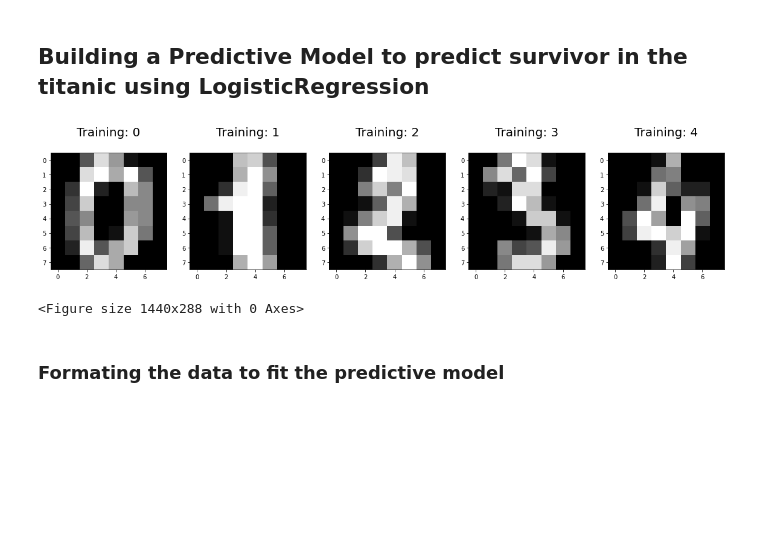
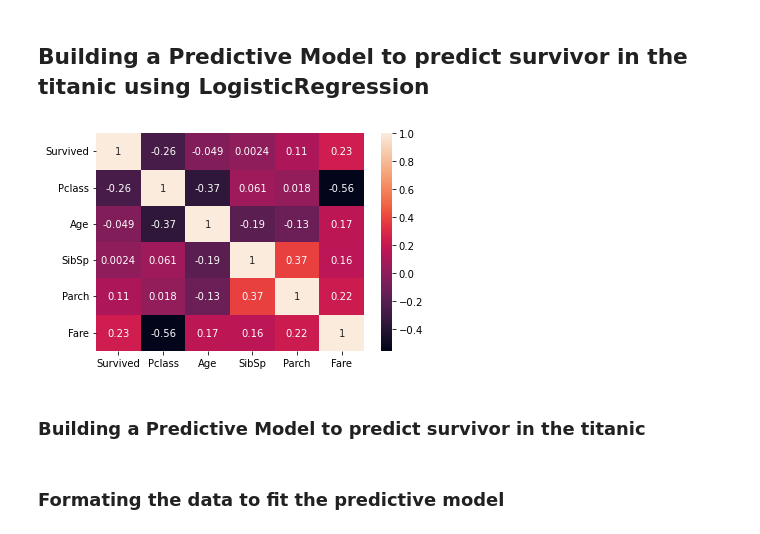
Before and after one commit to chanyadeshani/Group8, a Jupyter notebook: submit_assignment.ipynb, the cells around one changed output. Drawn from its saved outputs; the diff is of its cells as text; code cells hidden in the pictures; blank space fills up the shorter version.

```diff
--- a/submit_assignment.ipynb
+++ b/submit_assignment.ipynb
@@ -963,10 +903,10 @@ df_train['Embarked_Code'] = df_train['Embarked'].astype('category').cat.codes
 # %%
-df_train['Sex_Code'] = df_train['Sex'].astype('category').cat.codes
+df_data['Sex_Code'] = df_data['Sex'].astype('category').cat.codes
 # %%
-df_train['Fare_Code'] = pd.qcut(df_train['Fare'], 5)
+df_data['Fare_Code'] = pd.qcut(df_data['Fare'], 5)
 label = LabelEncoder()
-df_train['Fare_Code'] = label.fit_transform(df_train['Fare_Code'])
-pd.crosstab(df_train['Fare_Code'], df_train['Pclass'])
+df_data['Fare_Code'] = label.fit_transform(df_data['Fare_Code'])
+pd.crosstab(df_data['Fare_Code'], df_data['Pclass'])
 # %% [output]
 | Pclass | 1 | 2 | 3 |
 | Fare_Code |  |  |  |
@@ -987,10 +927,10 @@ df_train['Ti_Age'] = df_data['Ti_Age'].astype('int')
 
 df_train['Ti_Minor'] = ((df_data['Ti_Age']) < 18.0) * 1
 # %%
-df_train = df_train[:len(df_train)]
-df_test = df_train[len(df_train):]
-X1 = df_train.drop(labels=['Survived'], axis=1)
-Y1 = df_train['Survived']
+df_data = df_data[:len(df_data)]
+df_test = df_data[len(df_data):]
+X1 = df_data.drop(labels=['Survived'], axis=1)
+Y1 = df_data['Survived']
 X1.columns
 # %% [output]
 Index(['Pclass', 'Name', 'Sex', 'Age', 'SibSp', 'Parch', 'Ticket', 'Fare',
@@ -1448,26 +1371,2 @@ Accuracy: 0.8435114503816794
 # %% [markdown]
 ## Building a Predictive Model to predict survivor in the titanic using LogisticRegression
-# %%
-#sns.heatmap(correlation, annot=True) #the heat plot showing the correlation matrix
-
-# Building a Predictive Model to predict survivor in the titanic
-
-# Visualizing the shape of the data
-
-plt.figure(figsize=(20,4)) #for plotting a figure
-for index, (image, label) in enumerate(zip(digits.data[0:5],digits.target[0:5])):#this is taking a sample of the images that we have loaded ifor training purposes
-    plt.subplot(1,5, index + 1)
-    plt.imshow(np.reshape(image, (8,8)),cmap=plt.cm.gray)
-    plt.title('Training: %i\n' %label, fontsize=20)
-# %% [output]
-[figure, removed]
-# %%
-# Splitting our data in Train data set and Test data Set,
-# so that the training data is use for train the model and the test data set is use to test the model
-
-x = train_df[["Pclass", "Sex", "Age", "SibSp", "Parch", "Fare"]]
-y = train_df["Survived"]
-
-x_train, x_test, y_train, y_test = train_test_split(digits.data, digits.target, test_size=0.2, random_state=2)
-# %% [output]
-<Figure size 1440x288 with 0 Axes>
@@ -1474,3 +1375,12 @@ x_train, x_test, y_train, y_test = train_test_split(digits.data, digits.target,
+# %%
+correlation = train_df.corr()
+correlation
+# The heat plot showing the correlation matrix
+sns.heatmap(correlation, annot=True) ;
+# %% [output]
+[figure, added]
+# %% [markdown]
+### Building a Predictive Model to predict survivor in the titanic
 # %% [markdown]
 ### Formating the data to fit the predictive model
 # %%
```
Also changed, not shown: parts of 74 cells of this notebook.
